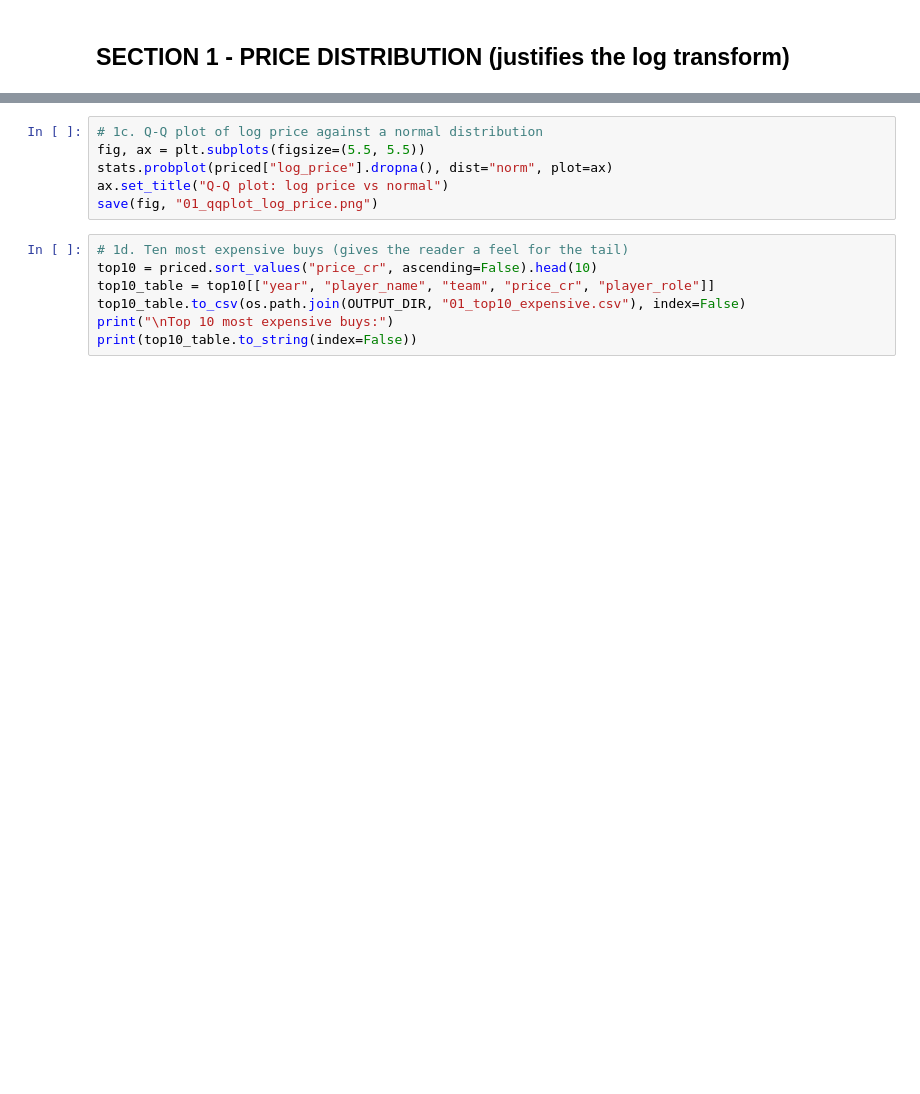
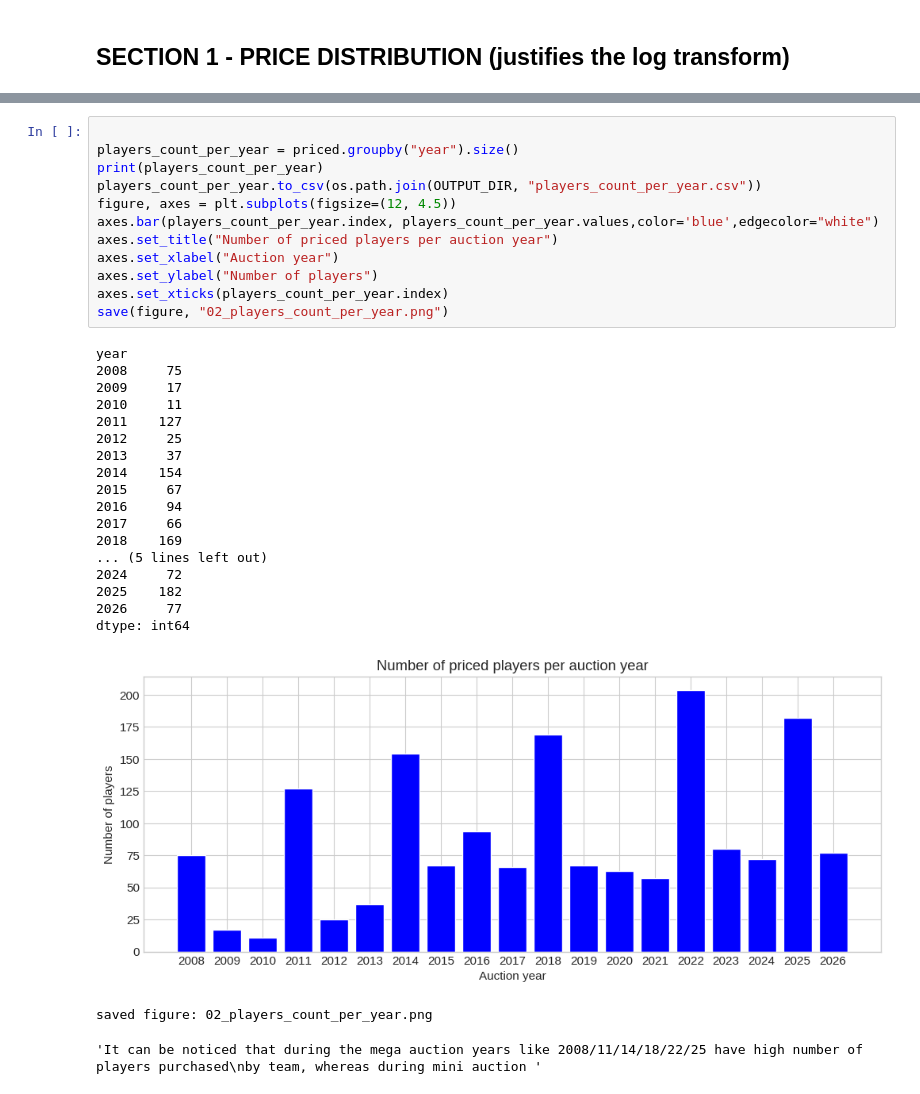
Before and after one commit to DarshilTheCoder/Final-Year-Project, a Jupyter notebook: pythoncodes/eda_ipl_auction.ipynb, the cells around one changed output, grey strips where cells are left out. Saved outputs shown, nothing was run; the diff lists cells and outputs as text; blank space fills up the shorter version.

```diff
--- a/pythoncodes/eda_ipl_auction.ipynb
+++ b/pythoncodes/eda_ipl_auction.ipynb
@@ -108,13 +154,33 @@ save(fig, "01_price_distribution.png")
-# %%
-# 1c. Q-Q plot of log price against a normal distribution
-fig, ax = plt.subplots(figsize=(5.5, 5.5))
-stats.probplot(priced["log_price"].dropna(), dist="norm", plot=ax)
-ax.set_title("Q-Q plot: log price vs normal")
-save(fig, "01_qqplot_log_price.png")
-# %%
-# 1d. Ten most expensive buys (gives the reader a feel for the tail)
-top10 = priced.sort_values("price_cr", ascending=False).head(10)
-top10_table = top10[["year", "player_name", "team", "price_cr", "player_role"]]
-top10_table.to_csv(os.path.join(OUTPUT_DIR, "01_top10_expensive.csv"), index=False)
-print("\nTop 10 most expensive buys:")
-print(top10_table.to_string(index=False))
+# %%
+
+players_count_per_year = priced.groupby("year").size()
+print(players_count_per_year)
+players_count_per_year.to_csv(os.path.join(OUTPUT_DIR, "players_count_per_year.csv"))
+figure, axes = plt.subplots(figsize=(12, 4.5))
+axes.bar(players_count_per_year.index, players_count_per_year.values,color='blue',edgecolor="white")
+axes.set_title("Number of priced players per auction year")
+axes.set_xlabel("Auction year")
+axes.set_ylabel("Number of players")
+axes.set_xticks(players_count_per_year.index)
+save(figure, "02_players_count_per_year.png")
+# %% [output]
+year
+2008     75
+2009     17
+2010     11
+2011    127
+2012     25
+2013     37
+2014    154
+2015     67
+2016     94
+2017     66
+2018    169
+... (5 lines left out)
+2024     72
+2025    182
+2026     77
+dtype: int64
+[figure, added]
+saved figure: 02_players_count_per_year.png
+'It can be noticed that during the mega auction years like 2008/11/14/18/22/25 have high number of players purchased\nby team, whereas during mini auction '
```
Also changed, not shown: parts of 46 cells of this notebook, 19 other files.
